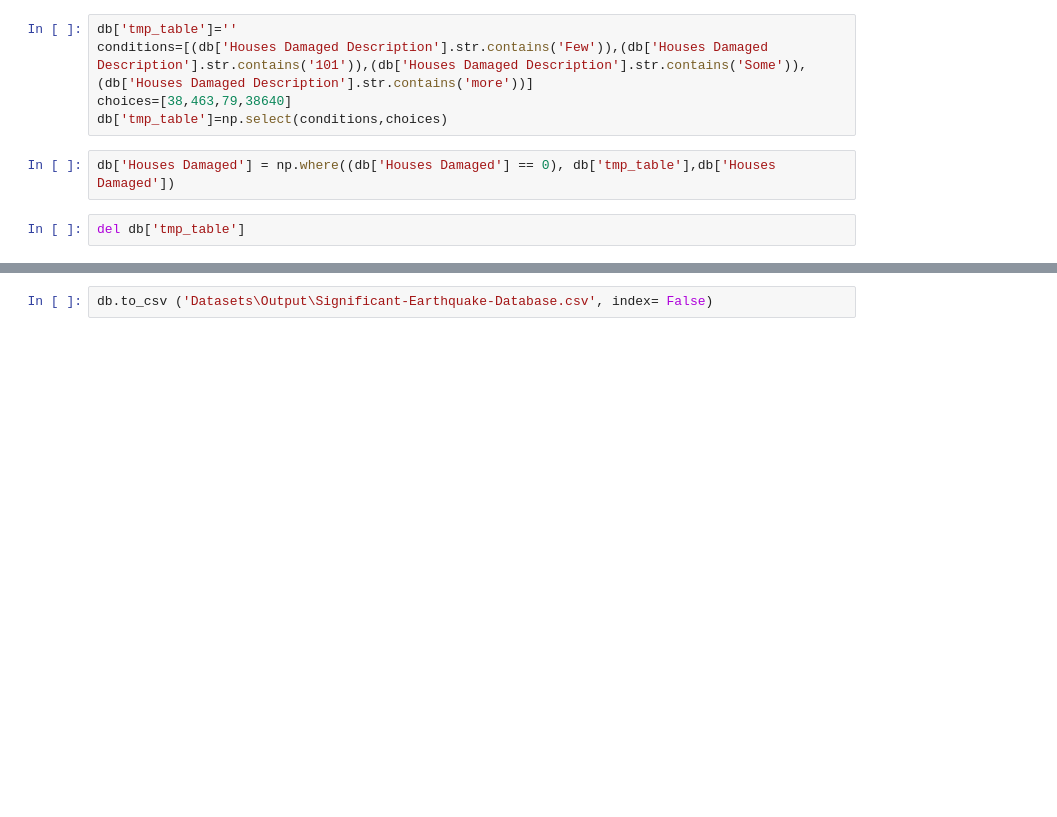
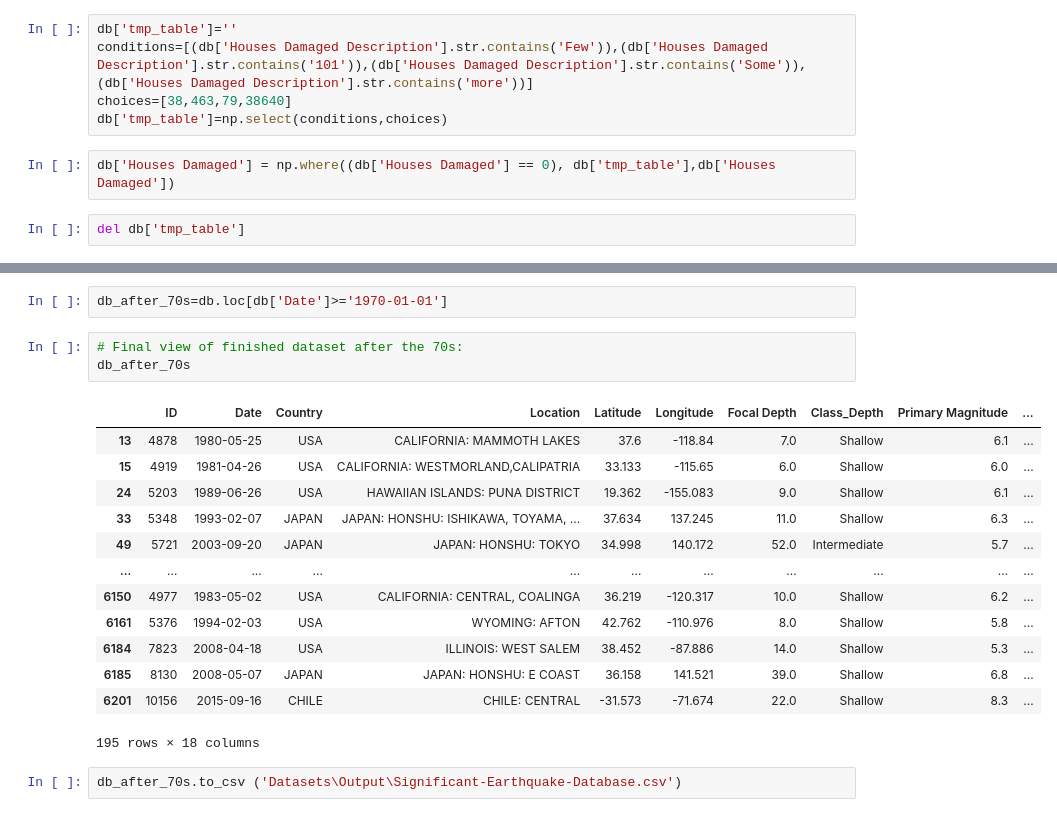
Before and after one commit to juancortezs07/Seismic-Alert-System, a Jupyter notebook: Data_transformation2.ipynb, the cells around one changed output, grey strips where cells are left out. Cells and saved outputs as stored; diff of their text form; blank space fills up the shorter version.

```diff
--- a/Data_transformation2.ipynb
+++ b/Data_transformation2.ipynb
@@ -414,2 +476,21 @@ db
+# %%
+db_after_70s=db.loc[db['Date']>='1970-01-01']
+# %%
+# Final view of finished dataset after the 70s:
+db_after_70s
+# %% [output]
+|  | ID | Date | Country | Location | Latitude | Longitude | Focal Depth | Class_Depth | Primary Magnitude | ... |
+| 13 | 4878 | 1980-05-25 | USA | CALIFORNIA: MAMMOTH LAKES | 37.6 | -118.84 | 7.0 | Shallow | 6.1 | ... |
+| 15 | 4919 | 1981-04-26 | USA | CALIFORNIA: WESTMORLAND,CALIPATRIA | 33.133 | -115.65 | 6.0 | Shallow | 6.0 | ... |
+| 24 | 5203 | 1989-06-26 | USA | HAWAIIAN ISLANDS: PUNA DISTRICT | 19.362 | -155.083 | 9.0 | Shallow | 6.1 | ... |
+| 33 | 5348 | 1993-02-07 | JAPAN | JAPAN: HONSHU: ISHIKAWA, TOYAMA, ... | 37.634 | 137.245 | 11.0 | Shallow | 6.3 | ... |
+| 49 | 5721 | 2003-09-20 | JAPAN | JAPAN: HONSHU: TOKYO | 34.998 | 140.172 | 52.0 | Intermediate | 5.7 | ... |
+| ... | ... | ... | ... | ... | ... | ... | ... | ... | ... | ... |
+| 6150 | 4977 | 1983-05-02 | USA | CALIFORNIA: CENTRAL, COALINGA | 36.219 | -120.317 | 10.0 | Shallow | 6.2 | ... |
+| 6161 | 5376 | 1994-02-03 | USA | WYOMING: AFTON | 42.762 | -110.976 | 8.0 | Shallow | 5.8 | ... |
+| 6184 | 7823 | 2008-04-18 | USA | ILLINOIS: WEST SALEM | 38.452 | -87.886 | 14.0 | Shallow | 5.3 | ... |
+| 6185 | 8130 | 2008-05-07 | JAPAN | JAPAN: HONSHU: E COAST | 36.158 | 141.521 | 39.0 | Shallow | 6.8 | ... |
+| 6201 | 10156 | 2015-09-16 | CHILE | CHILE: CENTRAL | -31.573 | -71.674 | 22.0 | Shallow | 8.3 | ... |
+195 rows × 18 columns
 # %%
-db.to_csv ('Datasets\Output\Significant-Earthquake-Database.csv', index= False)
+db_after_70s.to_csv ('Datasets\Output\Significant-Earthquake-Database.csv')
```
Also changed, not shown: parts of 20 cells of this notebook.
